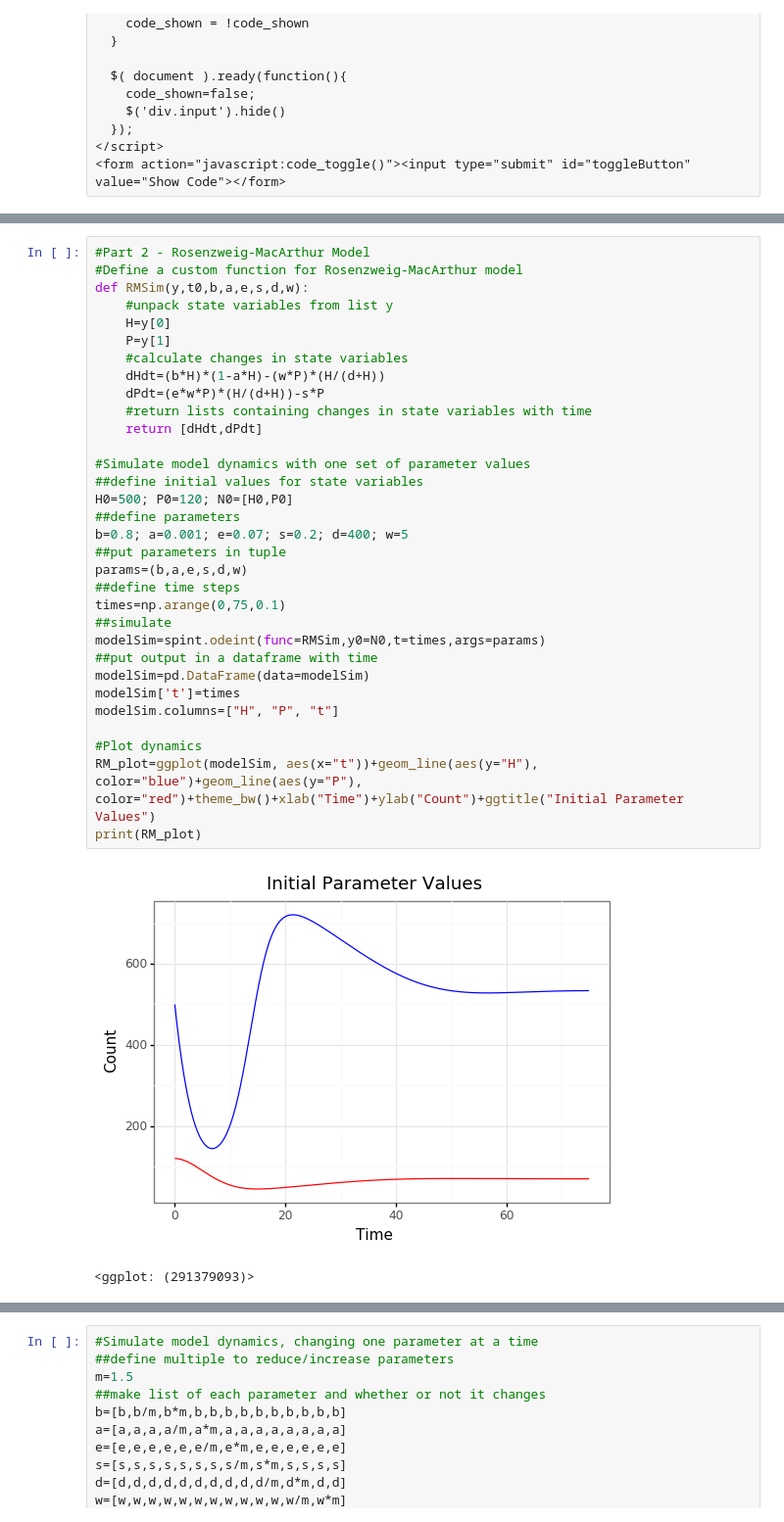
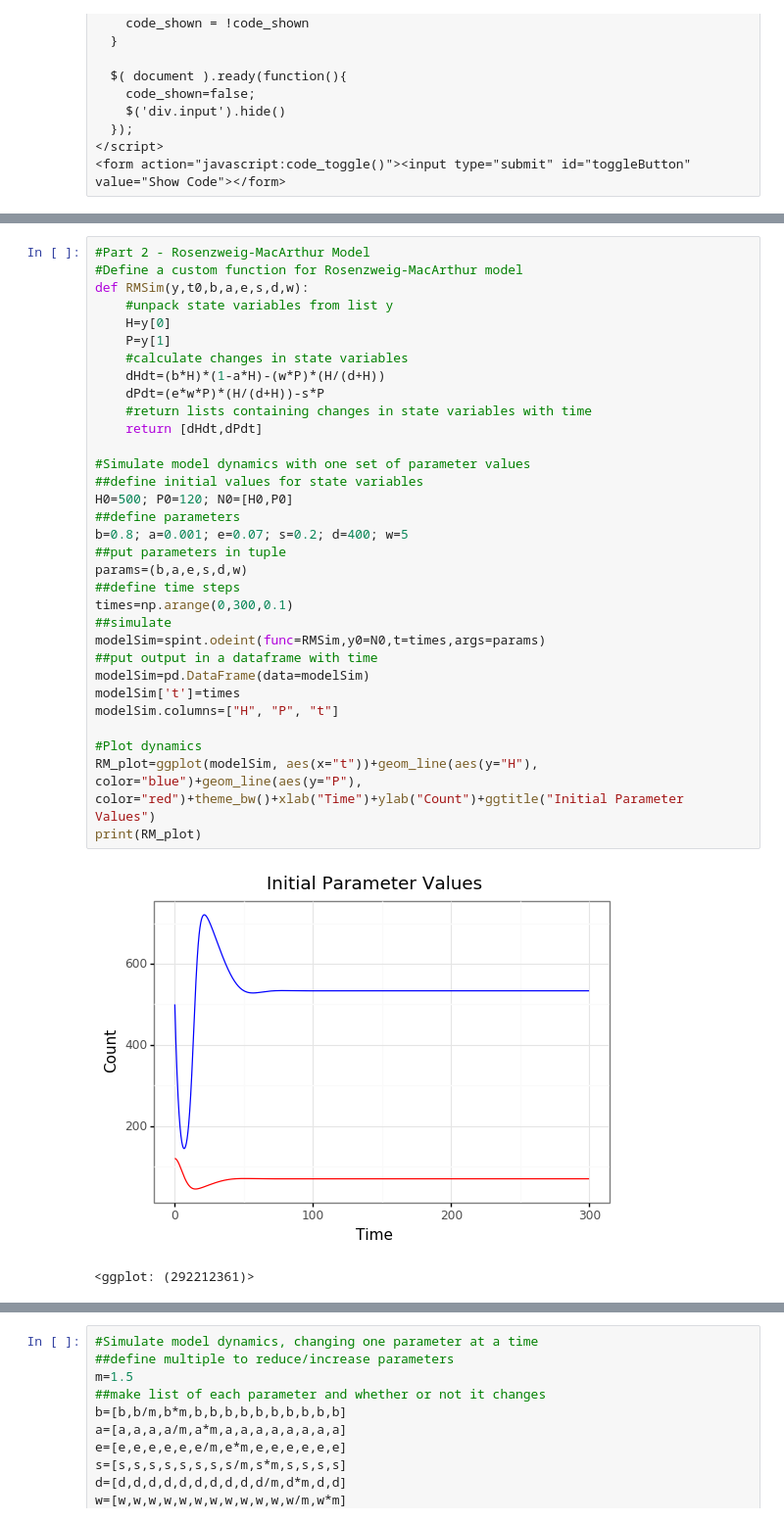
Before and after one commit to Mingye-Peng/communityDynamicsModel, a Jupyter notebook: ProjectSummary.ipynb, the cells around one changed output, grey strips where cells are left out. Shown at 98% size. Drawn from its saved outputs; the diff is of its cells as text.

```diff
--- a/ProjectSummary.ipynb
+++ b/ProjectSummary.ipynb
@@ -87,34 +178,34 @@ b = 0.8, e = 0.07, s = 0.2, w = 5,d = 400, α = 0.001, H0 = 500, P0 = 120
 #Define a custom function for Rosenzweig-MacArthur model
 def RMSim(y,t0,b,a,e,s,d,w):
     #unpack state variables from list y
     H=y[0]
     P=y[1]
     #calculate changes in state variables
     dHdt=(b*H)*(1-a*H)-(w*P)*(H/(d+H))
     dPdt=(e*w*P)*(H/(d+H))-s*P
     #return lists containing changes in state variables with time
     return [dHdt,dPdt]
 
 #Simulate model dynamics with one set of parameter values
 ##define initial values for state variables
 H0=500; P0=120; N0=[H0,P0]
 ##define parameters
 b=0.8; a=0.001; e=0.07; s=0.2; d=400; w=5
 ##put parameters in tuple
 params=(b,a,e,s,d,w)
 ##define time steps
-times=np.arange(0,75,0.1)
+times=np.arange(0,300,0.1)
 ##simulate
 modelSim=spint.odeint(func=RMSim,y0=N0,t=times,args=params)
 ##put output in a dataframe with time
 modelSim=pd.DataFrame(data=modelSim)
 modelSim['t']=times
 modelSim.columns=["H", "P", "t"]
 
 #Plot dynamics
 RM_plot=ggplot(modelSim, aes(x="t"))+geom_line(aes(y="H"), color="blue")+geom_line(aes(y="P"), color="red")+theme_bw()+xlab("Time")+ylab("Count")+ggtitle("Initial Parameter Values")
 print(RM_plot)
 # %% [output]
-[figure, old version]
+[figure, new version]
-<ggplot: (291379093)>
+<ggplot: (292212361)>
 # %% [markdown]
```
Also changed, not shown: parts of 20 cells of this notebook, 12 other files.
